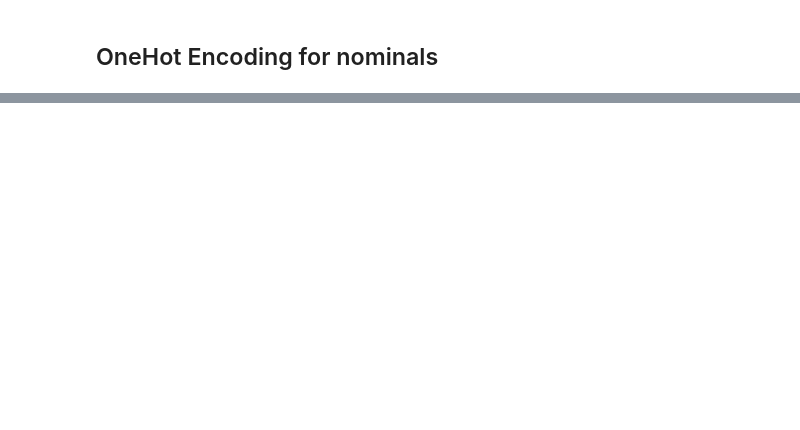
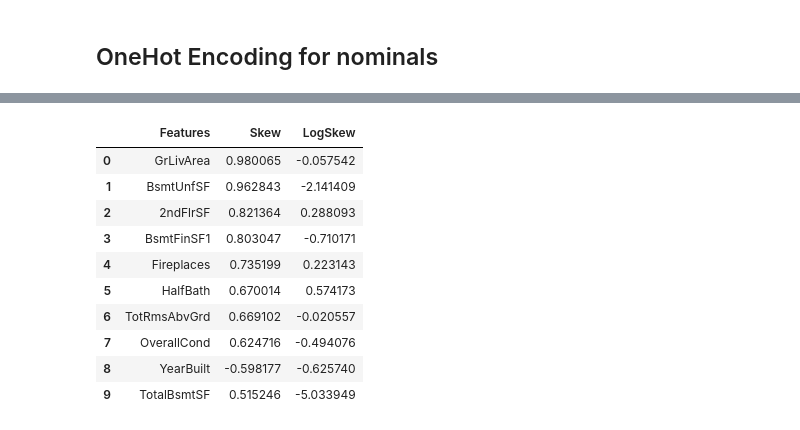
Before and after one commit to hzeig/ames-housing-predictions, a Jupyter notebook: HADAR/hadar project.ipynb, the cells around one changed output, grey strips where cells are left out. Cells and saved outputs as stored; diff of their text form; code cells hidden in the pictures; blank space fills up the shorter version.

```diff
--- a/HADAR/hadar project.ipynb
+++ b/HADAR/hadar project.ipynb
@@ -1181,0 +1298,15 @@ housePrice.to_csv('HousePrice_Encoded.csv')
+# %%
+# impact of log on moderate skewness
+pd.DataFrame(zip(modSkewed_data, skew(modSkewed_data),skew(log_modSkewed)), columns=['Features','Skew','LogSkew'])
+# %% [output]
+|  | Features | Skew | LogSkew |
+| 0 | GrLivArea | 0.980065 | -0.057542 |
+| 1 | BsmtUnfSF | 0.962843 | -2.141409 |
+| 2 | 2ndFlrSF | 0.821364 | 0.288093 |
+| 3 | BsmtFinSF1 | 0.803047 | -0.710171 |
+| 4 | Fireplaces | 0.735199 | 0.223143 |
+| 5 | HalfBath | 0.670014 | 0.574173 |
+| 6 | TotRmsAbvGrd | 0.669102 | -0.020557 |
+| 7 | OverallCond | 0.624716 | -0.494076 |
+| 8 | YearBuilt | -0.598177 | -0.625740 |
+| 9 | TotalBsmtSF | 0.515246 | -5.033949 |
```
Also changed, not shown: parts of 32 cells of this notebook, 2 other files.
